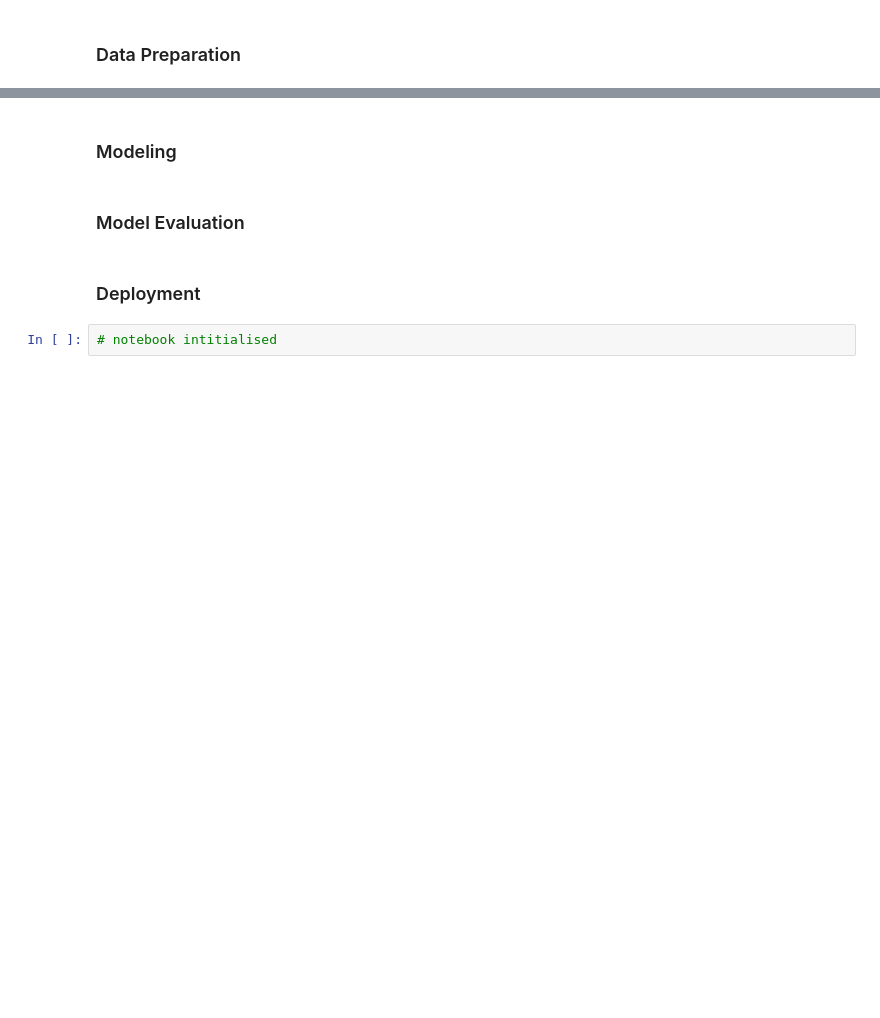
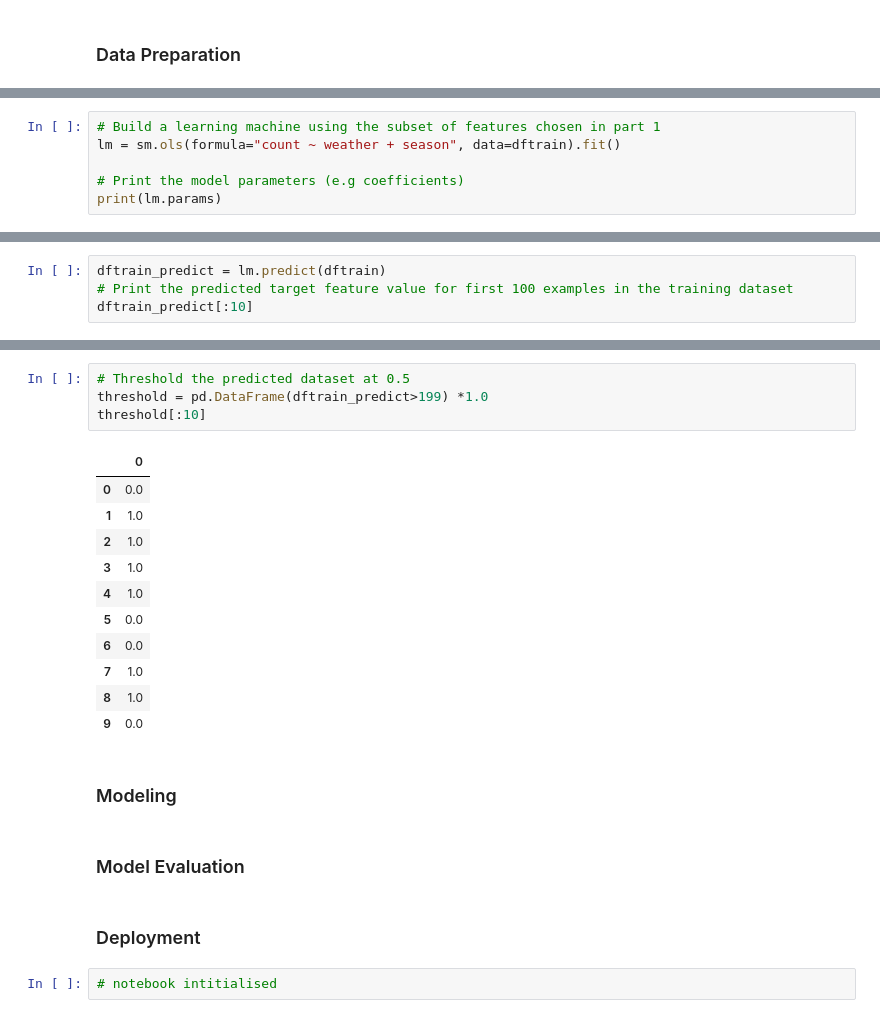
Before and after one commit to Emmet62/DAGroupProject2018, a Jupyter notebook: Bike_Sharing_Demand.ipynb, the cells around one changed output, grey strips where cells are left out. Cells and saved outputs as stored; diff of their text form; blank space fills up the shorter version.

```diff
--- a/Bike_Sharing_Demand.ipynb
+++ b/Bike_Sharing_Demand.ipynb
@@ -271,0 +367,6 @@ pp.close()
+# %%
+# Build a learning machine using the subset of features chosen in part 1
+lm = sm.ols(formula="count ~ weather + season", data=dftrain).fit()
+
+# Print the model parameters (e.g coefficients)
+print(lm.params)
@@ -271,0 +402,4 @@ pp.close()
+# %%
+dftrain_predict = lm.predict(dftrain)
+# Print the predicted target feature value for first 100 examples in the training dataset
+dftrain_predict[:10]
@@ -272,3 +432,19 @@ pp.close()
+# %%
+# Threshold the predicted dataset at 0.5
+threshold = pd.DataFrame(dftrain_predict>199) *1.0
+threshold[:10]
+# %% [output]
+|  | 0 |
+| 0 | 0.0 |
+| 1 | 1.0 |
+| 2 | 1.0 |
+| 3 | 1.0 |
+| 4 | 1.0 |
+| 5 | 0.0 |
+| 6 | 0.0 |
+| 7 | 1.0 |
+| 8 | 1.0 |
+| 9 | 0.0 |
 # %% [markdown]
 ### Modeling
 # %% [markdown]
```
Also changed, not shown: parts of 13 cells of this notebook, 7 other files.
